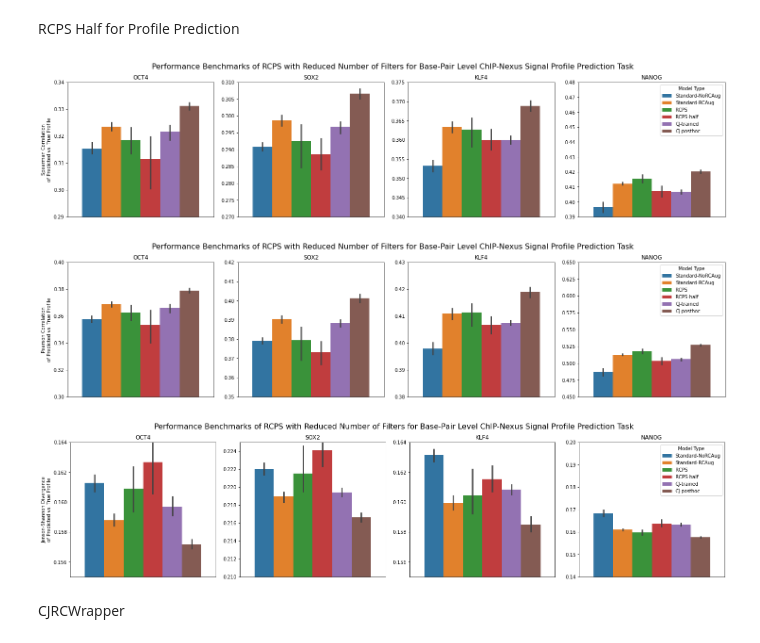
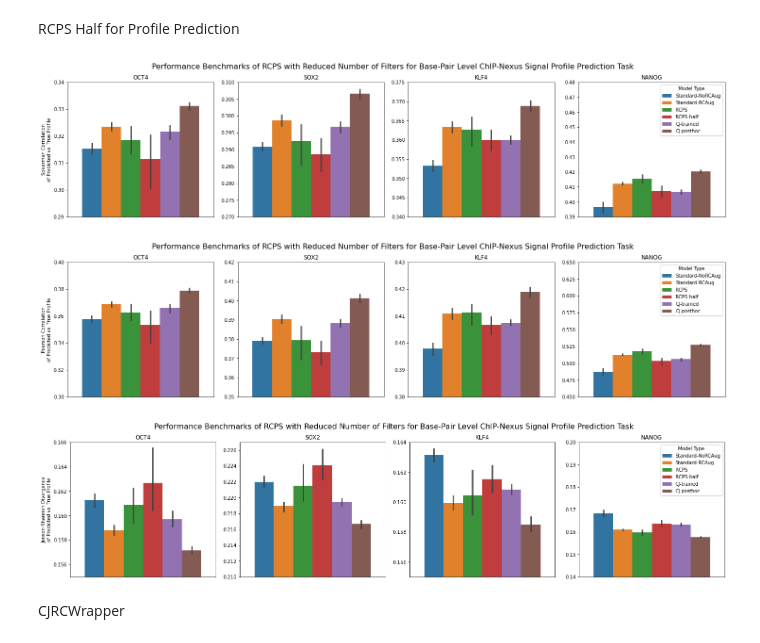
Before and after one commit to hannahgz/BenchmarkRCStrategies, a Jupyter notebook: FigGenNew.ipynb, the cells around one changed output. Saved outputs shown, nothing was run; the diff lists cells and outputs as text; code cells hidden in the pictures.

```diff
--- a/FigGenNew.ipynb
+++ b/FigGenNew.ipynb
@@ -622,36 +622,36 @@ generate_profile_model_plots(y="spear",
                                     (0.27,.31),
                                     (0.34,.375),
                                     (0.39,.48)],
                              suptitle = "Performance Benchmarks of RCPS with Reduced Number of Filters for Base-Pair Level ChIP-Nexus Signal Profile Prediction Task",
                              numrows=5)
 
 plt.savefig("MasterProfileModelsSpearman_RCPS_Half_ISMB.png", bbox_inches='tight')
 
 generate_profile_model_plots(y="pears",
                              friendly_y="Pearson Correlation\nof Predicted vs. True Profile",
                              ylims=[(0.3,0.4),
                                     (0.35,0.42),
                                     (0.38,0.43),
                                     (0.45,0.65)],
                              suptitle = "Performance Benchmarks of RCPS with Reduced Number of Filters for Base-Pair Level ChIP-Nexus Signal Profile Prediction Task",
                              numrows=5)
 
 plt.savefig("MasterProfileModelsPearson_RCPS_Half_ISMB.png", bbox_inches='tight')
 
 generate_profile_model_plots(y="jsd",
                              friendly_y="Jenson-Shannon Divergence\nof Predicted vs. True Profile",
-                             ylims=[(0.155,0.164),
-                                    (0.21,0.225),
+                             ylims=[(0.155,0.166),
+                                    (0.21,0.227),
                                     (0.155,0.164),
                                     (0.14,0.20)],
                              suptitle = "Performance Benchmarks of RCPS with Reduced Number of Filters for Base-Pair Level ChIP-Nexus Signal Profile Prediction Task",
                              numrows=5)
 
 plt.savefig("MasterProfileModelsJSD_RCPS_Half_ISMB.png", bbox_inches='tight')
 # %% [output]
 [figure]
 [figure]
-[figure, old version]
+[figure, new version]
 # %% [markdown]
 CJRCWrapper
 # %%
```
Also changed, not shown: parts of 2 cells of this notebook.
